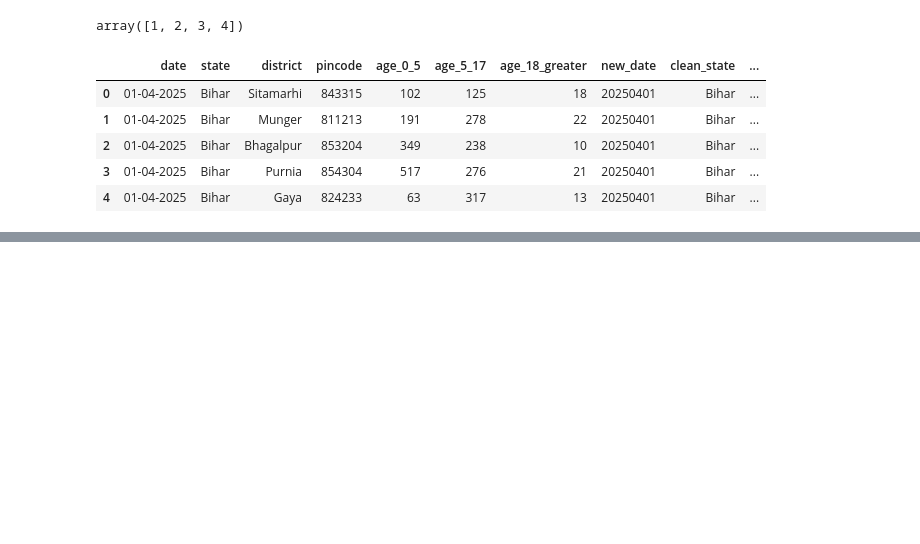
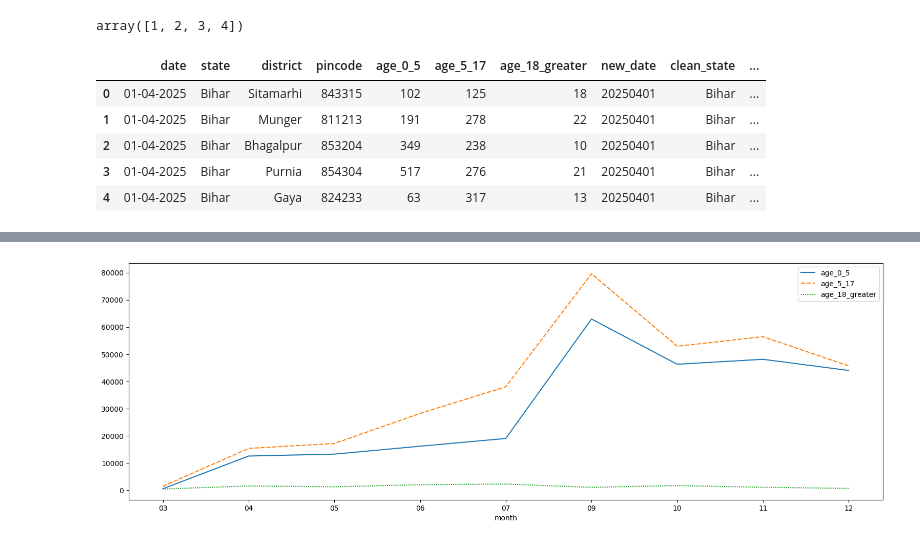
Before and after one commit to ytsubhadip/UIDAI_5916, a Jupyter notebook: Enrolment_data_nootbook.ipynb, the cells around one changed output, grey strips where cells are left out. Drawn from its saved outputs; the diff is of its cells as text; code cells hidden in the pictures; blank space fills up the shorter version.

```diff
--- a/Enrolment_data_nootbook.ipynb
+++ b/Enrolment_data_nootbook.ipynb
@@ -651,0 +692,2 @@ df_flagg_pincode.head()
+# %%
+bihar_state["month"] = bihar_state["new_date"].astype(str).str[4:6]
@@ -651,0 +795,10 @@ df_flagg_pincode.head()
+# %%
+bihar_month_level1=  df_bihar_clean.groupby("month")[["age_0_5","age_5_17","age_18_greater", "total_enrolment"]].sum()
+# %%
+import matplotlib.pyplot as plt
+import seaborn as ses
+plt.figure(figsize=(19,6))
+ses.lineplot(data= bihar_month_level1[["age_0_5","age_5_17","age_18_greater"]])
+plt.show()
+# %% [output]
+[figure, added]
```
Also changed, not shown: parts of 17 cells of this notebook.
